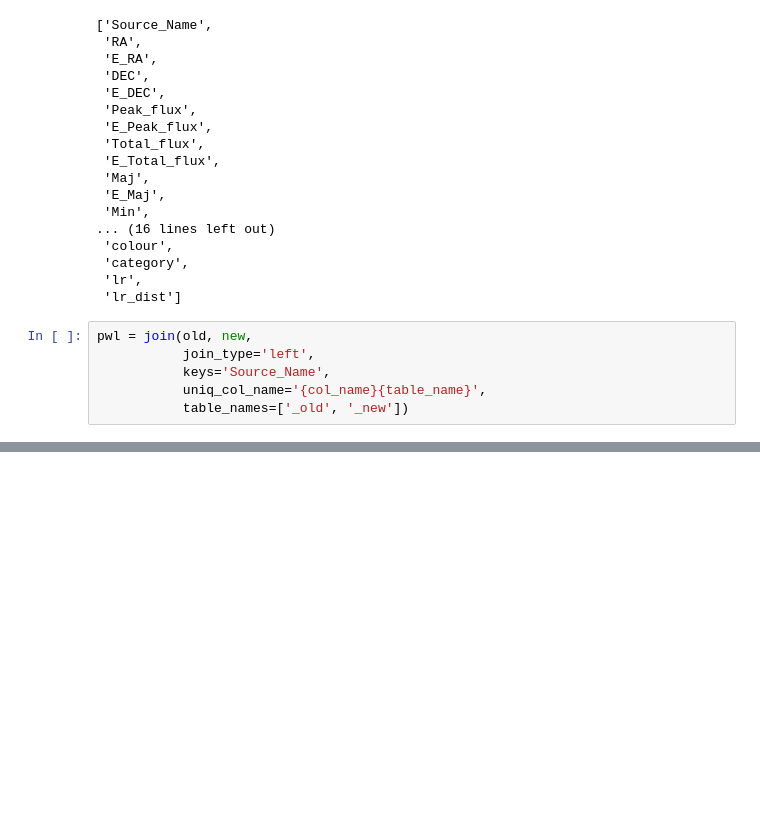
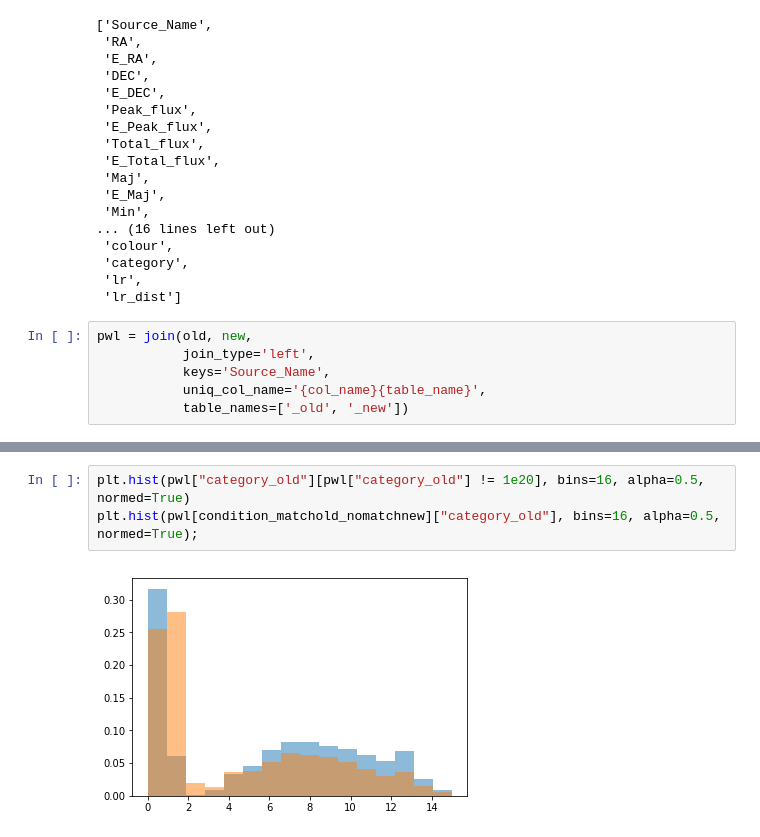
Before and after one commit to nudomarinero/mltier1, a Jupyter notebook: explore/Compare_catalogues.ipynb, the cells around one changed output, grey strips where cells are left out. Cells and saved outputs as stored; diff of their text form; blank space fills up the shorter version.

```diff
--- a/explore/Compare_catalogues.ipynb
+++ b/explore/Compare_catalogues.ipynb
@@ -103,0 +148,5 @@ pwl[cond & np.isnan(pwl["lr_new"])]
+# %%
+plt.hist(pwl["category_old"][pwl["category_old"] != 1e20], bins=16, alpha=0.5, normed=True)
+plt.hist(pwl[condition_matchold_nomatchnew]["category_old"], bins=16, alpha=0.5, normed=True);
+# %% [output]
+[figure, added]
```
Also changed, not shown: parts of 42 cells of this notebook.
